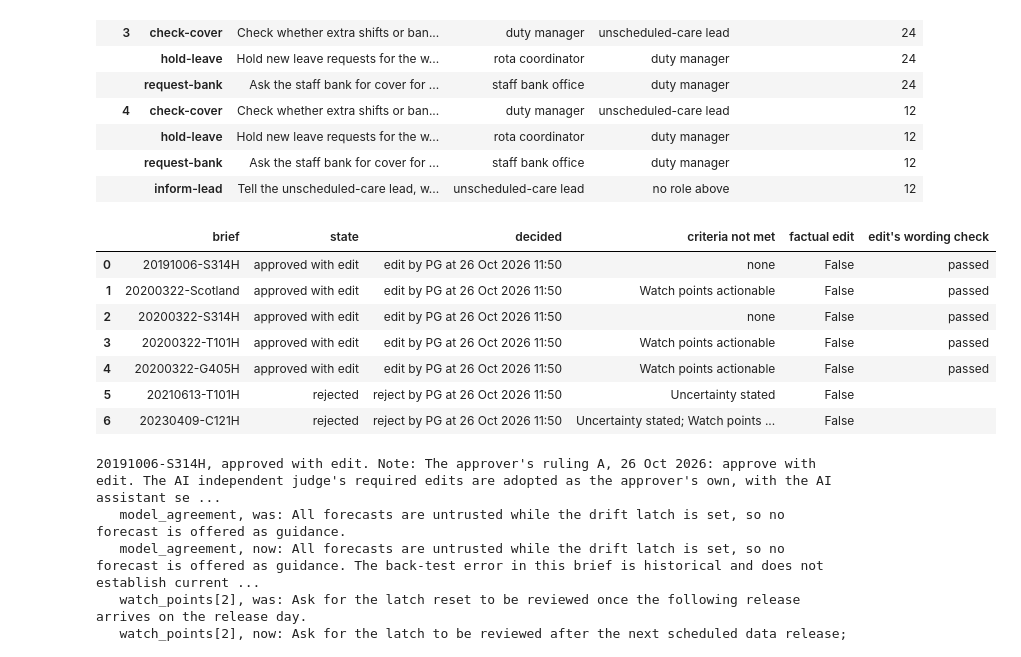
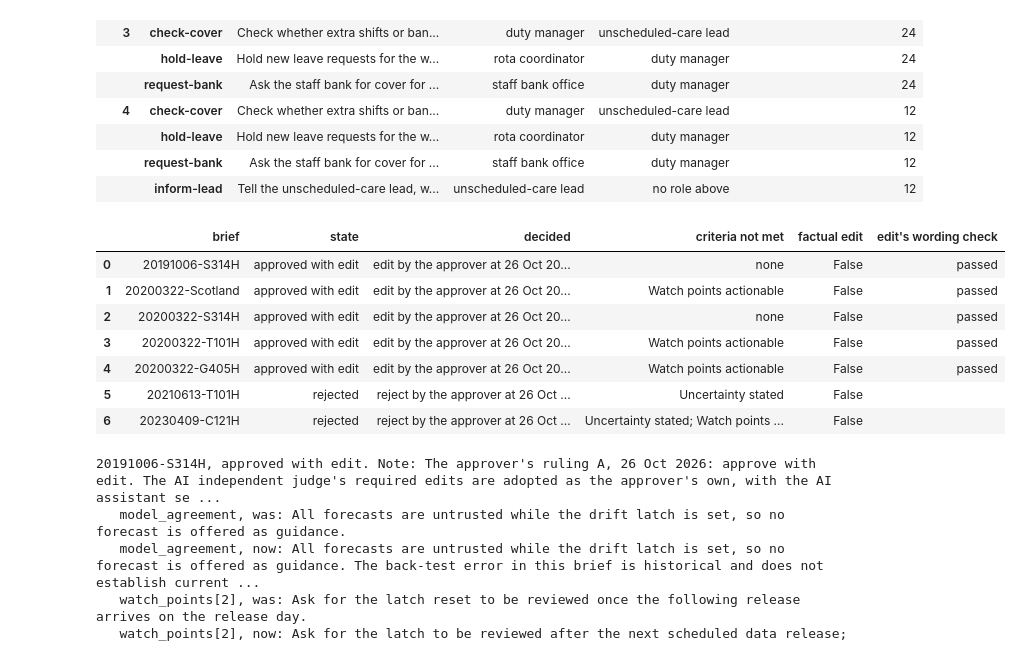
Before and after one commit to PaddyGilliland1/industry-integrated-ai-system-synthesis, a Jupyter notebook: ae_escalation_spot_check.ipynb, the cells around one changed output. Drawn from its saved outputs; the diff is of its cells as text; code cells hidden in the pictures.

```diff
--- a/ae_escalation_spot_check.ipynb
+++ b/ae_escalation_spot_check.ipynb
@@ -1553,41 +1553,42 @@ queue = rp.queue_with_decisions(result, paths, settings=chosen_settings)
 for refusal in queue.refusals:
     print(f"Refused, and logged: {refusal['reason']}")
 criterion = {c.field: c.name for c in ap.CRITERIA}
 pd.DataFrame(
     [
         {
             "brief": i.brief_id,
             "state": i.state,
             "decided": "; ".join(
-                f"{d.action} by {d.initials} at {d.decided_at:%d %b %Y %H:%M}"
+                f"{d.action} by the approver at "
+                f"{d.decided_at:%d %b %Y %H:%M}"
                 for d in i.decisions
             ),
             "criteria not met": "; ".join(
                 criterion[f]
                 for d in i.decisions
                 for f, ok in d.criteria
                 if not ok
             )
             or "none",
             "factual edit": any(d.factual_edit for d in i.decisions),
             "edit's wording check": (
                 ""
                 if i.edit_wording is None
                 else "passed" if i.edit_wording.passed else "failed"
             ),
         }
         for i in queue.items()
     ]
 )
 # %% [output]
 |  | brief | state | decided | criteria not met | factual edit | edit's wording check |
-| 0 | 20191006-S314H | approved with edit | edit by PG at 26 Oct 2026 11:50 | none | False | passed |
-| 1 | 20200322-Scotland | approved with edit | edit by PG at 26 Oct 2026 11:50 | Watch points actionable | False | passed |
-| 2 | 20200322-S314H | approved with edit | edit by PG at 26 Oct 2026 11:50 | none | False | passed |
-| 3 | 20200322-T101H | approved with edit | edit by PG at 26 Oct 2026 11:50 | Watch points actionable | False | passed |
-| 4 | 20200322-G405H | approved with edit | edit by PG at 26 Oct 2026 11:50 | Watch points actionable | False | passed |
-| 5 | 20210613-T101H | rejected | reject by PG at 26 Oct 2026 11:50 | Uncertainty stated | False |  |
-| 6 | 20230409-C121H | rejected | reject by PG at 26 Oct 2026 11:50 | Uncertainty stated; Watch points ... | False |  |
+| 0 | 20191006-S314H | approved with edit | edit by the approver at 26 Oct 20... | none | False | passed |
+| 1 | 20200322-Scotland | approved with edit | edit by the approver at 26 Oct 20... | Watch points actionable | False | passed |
+| 2 | 20200322-S314H | approved with edit | edit by the approver at 26 Oct 20... | none | False | passed |
+| 3 | 20200322-T101H | approved with edit | edit by the approver at 26 Oct 20... | Watch points actionable | False | passed |
+| 4 | 20200322-G405H | approved with edit | edit by the approver at 26 Oct 20... | Watch points actionable | False | passed |
+| 5 | 20210613-T101H | rejected | reject by the approver at 26 Oct ... | Uncertainty stated | False |  |
+| 6 | 20230409-C121H | rejected | reject by the approver at 26 Oct ... | Uncertainty stated; Watch points ... | False |  |
 # %%
 # Each decision's note, and what each approved edit changed, field by
 # field, as the manager reads it.
```
Also changed, not shown: parts of 12 cells of this notebook, 3 other files.
